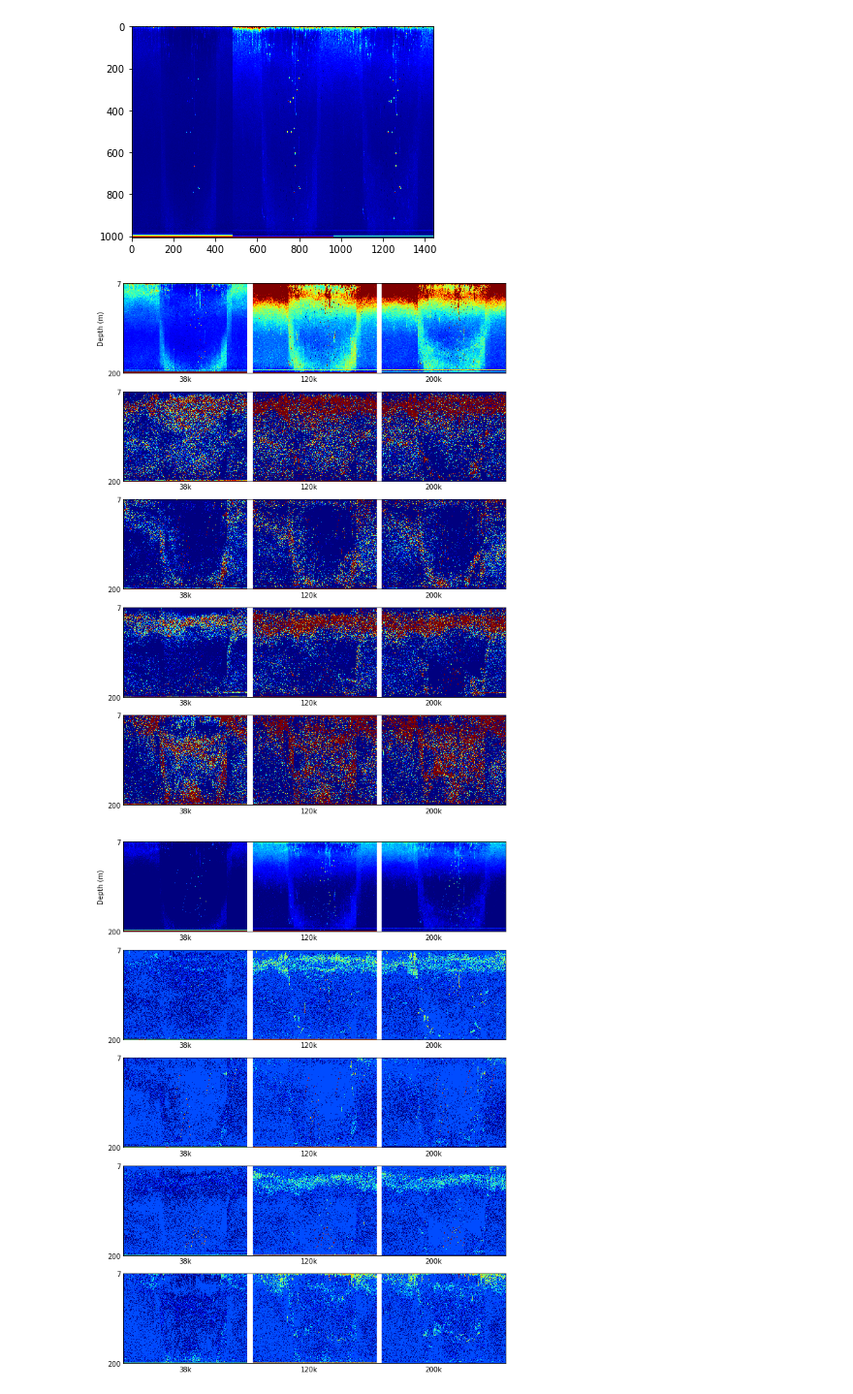
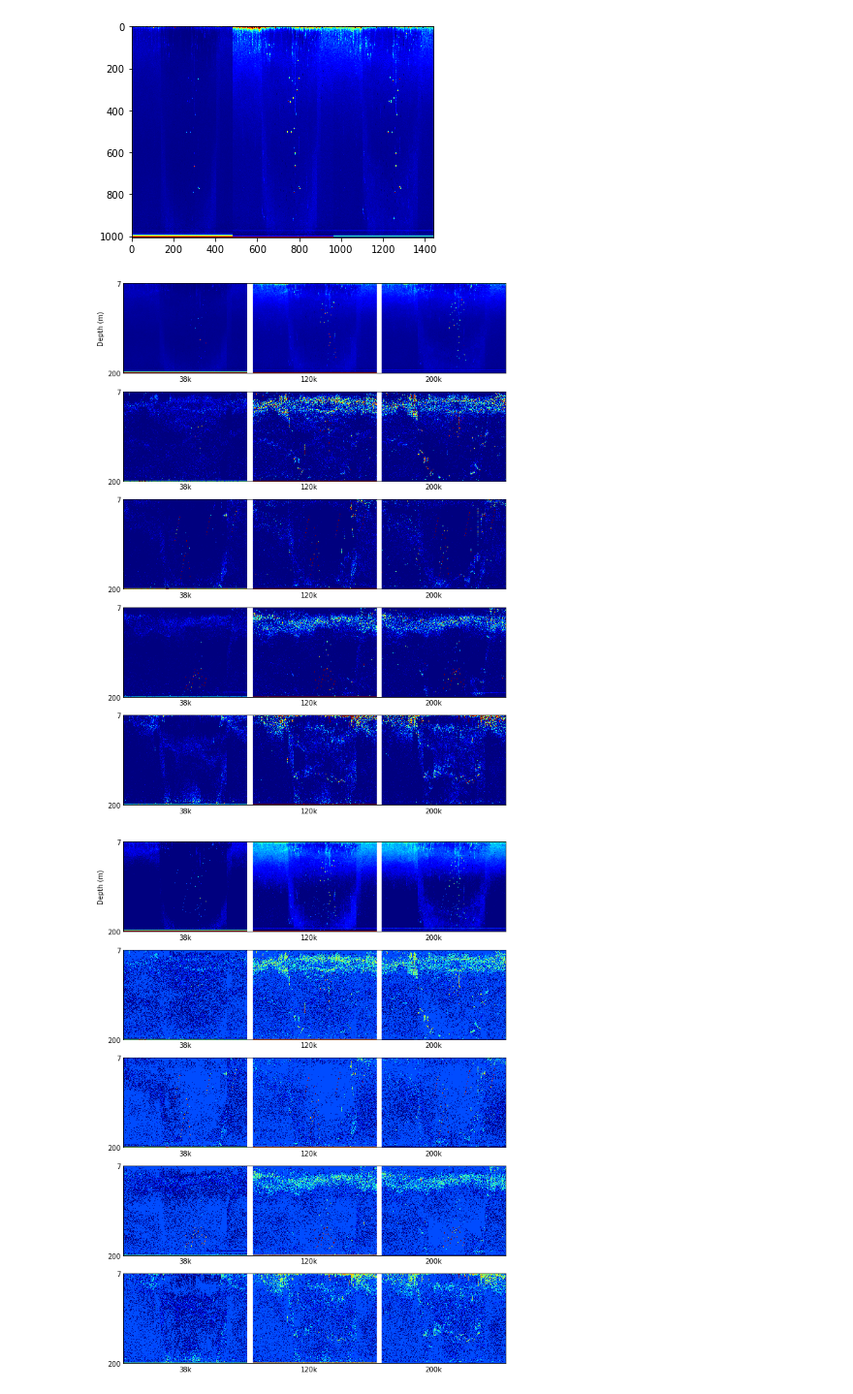
Before and after one commit to valentina-s/ooi_sonar, a Jupyter notebook: NMF on linear scale.ipynb, the cells around one changed output. Shown at 97% size. Saved outputs shown, nothing was run; the diff lists cells and outputs as text; code cells hidden in the pictures.

```diff
--- a/NMF on linear scale.ipynb
+++ b/NMF on linear scale.ipynb
@@ -221,33 +221,33 @@ V_nmf_lin_log = np.log10(V_nmf_lin_nozero)
 # %%
 # Colormap
 v_cmax = 10
 v_cmin = 0
 
 # Plot in log domain
 nan_insert = np.empty((20,depth_bin_num))
 nan_insert[:] = np.nan
 
 fig,ax=plt.subplots(5,1,sharey=True)
 for c in range(num_comp):
     cmean = np.mean(V_nmf_lin[c,:,:])
     cstd = np.std(V_nmf_lin[c,:,:])
     cmin = max((0,cmean-2*cstd))
     cmax = min((np.max(V_nmf[c,:,:]),cmean+4*cstd))
     ax[c].imshow(np.concatenate((V_nmf_lin[c,0:480,:],nan_insert,\
                                     V_nmf_lin[c,480:960,:],nan_insert,\
                                     V_nmf_lin[c,960:-1,:])).T,\
-                    aspect='auto',vmax=cmax,vmin=cmin)
+                    aspect='auto',vmax=v_cmax,vmin=v_cmin)
     ax[c].set_xticks((240,720,1200))
     ax[c].set_xticklabels(['38k','120k','200k'])
     ax[c].tick_params('both', length=0)
     ax[c].set_yticks((0,depth_bin_num))
     ax[c].set_yticklabels([str(np.int_(depth_min)),str(depth_max)])
     if c==0:
         ax[c].set_ylabel('Depth (m)')
 fig.set_figwidth(10)
 fig.set_figheight(14)
 # %% [output]
-[figure, old version]
+[figure, new version]
 # %%
 # Colormap
 v_cmax = 2
```
Also changed, not shown: 3 other files.
